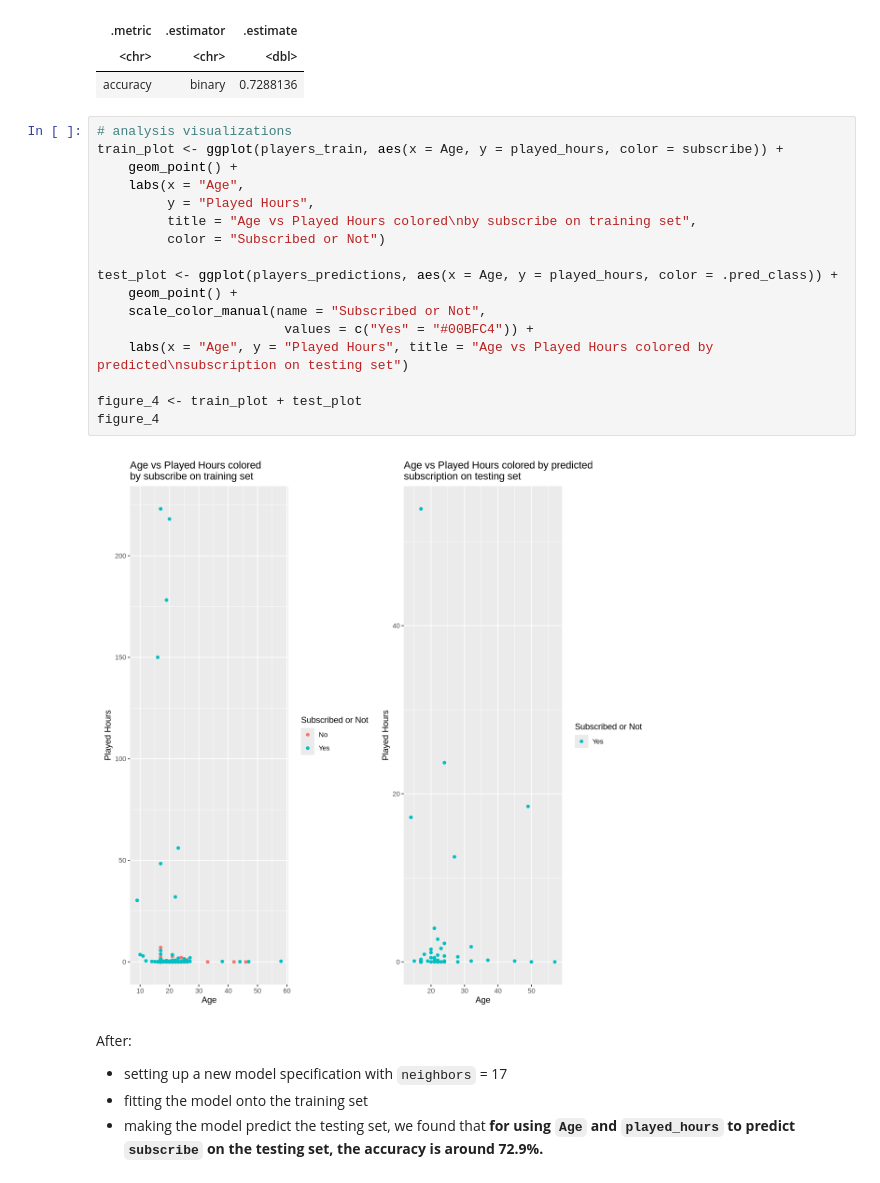
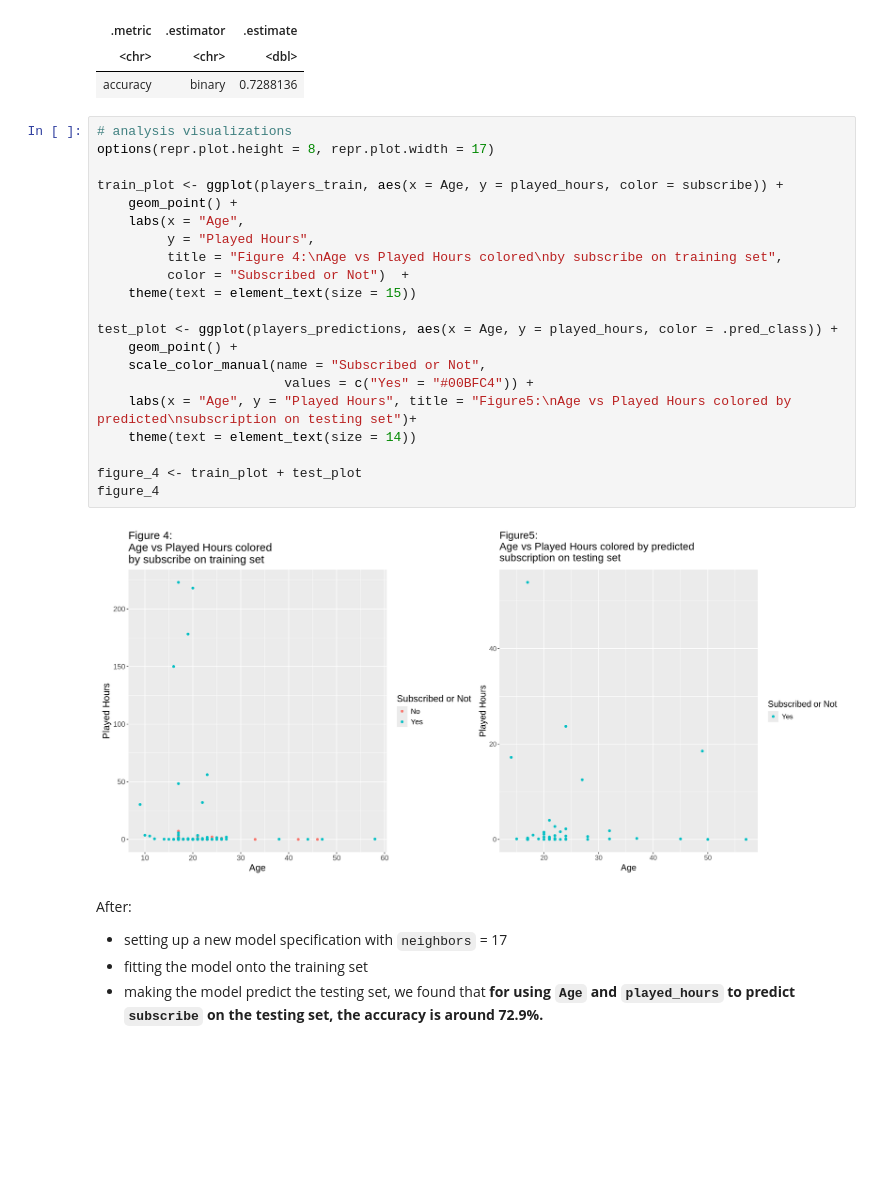
Before and after one commit to audreyw28/DSCI100-2025W1-004-42, a Jupyter notebook: final_project_report.ipynb, the cells around one changed output. Drawn from its saved outputs; the diff is of its cells as text; blank space fills up the shorter version.

Commit message:
Improved the size, font size, and lable of the visualizations

```diff
--- a/final_project_report.ipynb
+++ b/final_project_report.ipynb
@@ -307,23 +309,27 @@ A tibble: 1 × 3
 | accuracy | binary | 0.7288136 |
 # %%
 # analysis visualizations
+options(repr.plot.height = 8, repr.plot.width = 17)
+
 train_plot <- ggplot(players_train, aes(x = Age, y = played_hours, color = subscribe)) +
     geom_point() +
     labs(x = "Age",
          y = "Played Hours",
-         title = "Age vs Played Hours colored\nby subscribe on training set",
-         color = "Subscribed or Not")
+         title = "Figure 4:\nAge vs Played Hours colored\nby subscribe on training set",
+         color = "Subscribed or Not")  +
+    theme(text = element_text(size = 15))
 
 test_plot <- ggplot(players_predictions, aes(x = Age, y = played_hours, color = .pred_class)) +
     geom_point() +
     scale_color_manual(name = "Subscribed or Not",
                         values = c("Yes" = "#00BFC4")) +
-    labs(x = "Age", y = "Played Hours", title = "Age vs Played Hours colored by predicted\nsubscription on testing set")
+    labs(x = "Age", y = "Played Hours", title = "Figure5:\nAge vs Played Hours colored by predicted\nsubscription on testing set")+
+    theme(text = element_text(size = 14))
 
 figure_4 <- train_plot + test_plot
 figure_4
 # %% [output]
-[figure, old version]
+[figure, new version]
 # %% [markdown]
 After:
 - setting up a new model specification with `neighbors` = 17
```
Also changed, not shown: parts of 2 cells of this notebook.
